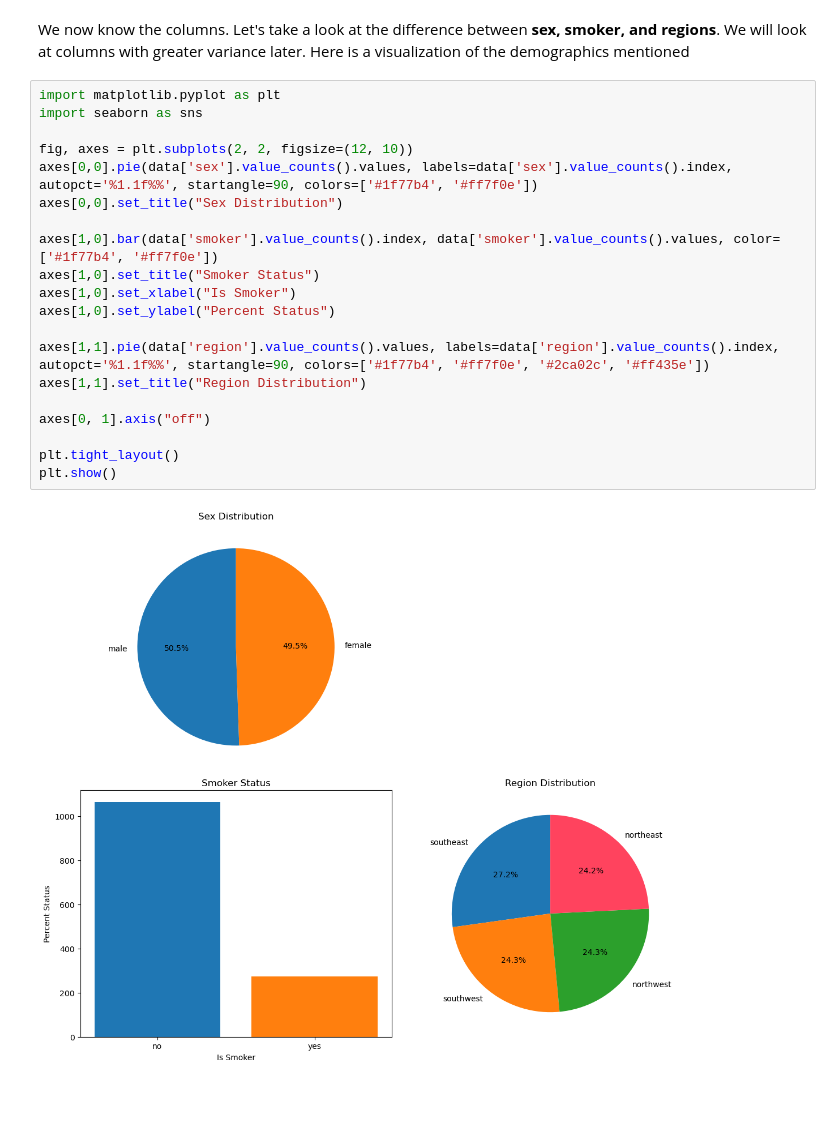
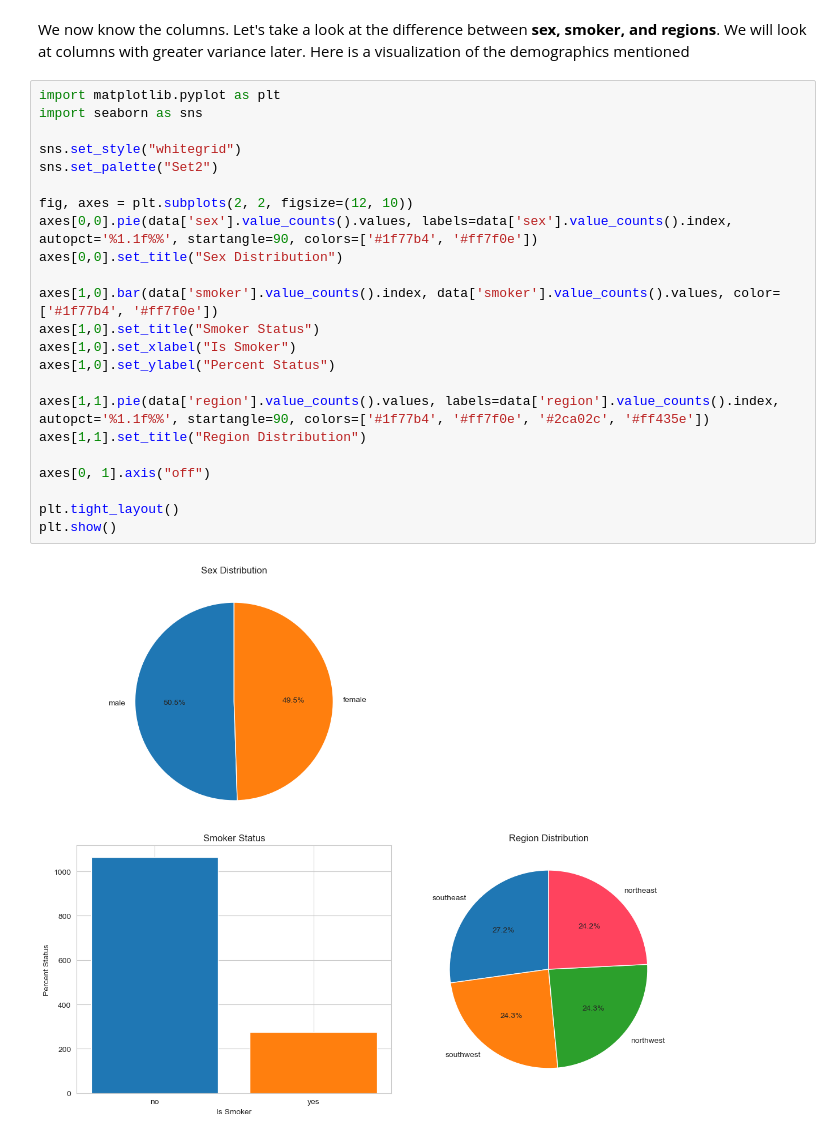
Before and after one commit to Sher213/codecademy-p1, a Jupyter notebook: python-portfolio-project-starter-files/python-portfolio-project-starter-files/us-medical-insurance-costs.ipynb, the cells around one changed output. Cells and saved outputs as stored; diff of their text form; blank space fills up the shorter version.

```diff
--- a/python-portfolio-project-starter-files/python-portfolio-project-starter-files/us-medical-insurance-costs.ipynb
+++ b/python-portfolio-project-starter-files/python-portfolio-project-starter-files/us-medical-insurance-costs.ipynb
@@ -31,22 +31,25 @@ Here is a visualization of the demographics mentioned
 # %%
 import matplotlib.pyplot as plt
 import seaborn as sns
+
+sns.set_style("whitegrid")
+sns.set_palette("Set2")
 
 fig, axes = plt.subplots(2, 2, figsize=(12, 10))
 axes[0,0].pie(data['sex'].value_counts().values, labels=data['sex'].value_counts().index,  autopct='%1.1f%%', startangle=90, colors=['#1f77b4', '#ff7f0e'])
 axes[0,0].set_title("Sex Distribution")
 
 axes[1,0].bar(data['smoker'].value_counts().index, data['smoker'].value_counts().values, color=['#1f77b4', '#ff7f0e'])
 axes[1,0].set_title("Smoker Status")
 axes[1,0].set_xlabel("Is Smoker")
 axes[1,0].set_ylabel("Percent Status")
 
 axes[1,1].pie(data['region'].value_counts().values, labels=data['region'].value_counts().index,  autopct='%1.1f%%', startangle=90, colors=['#1f77b4', '#ff7f0e', '#2ca02c', '#ff435e'])
 axes[1,1].set_title("Region Distribution")
 
 axes[0, 1].axis("off")
 
 plt.tight_layout()
 plt.show()
 # %% [output]
-[figure, old version]
+[figure, new version]
```
Also changed, not shown: parts of 11 cells of this notebook.
